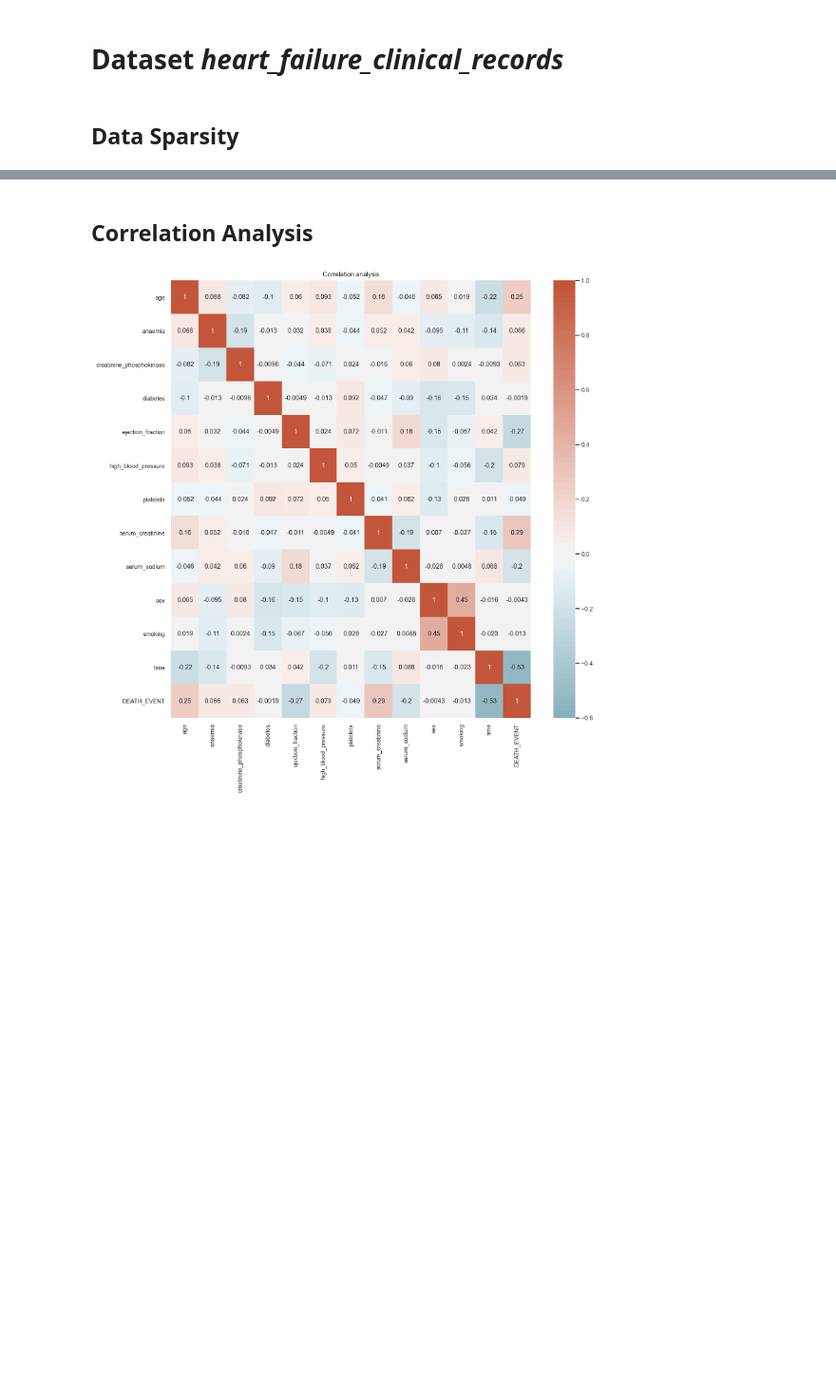
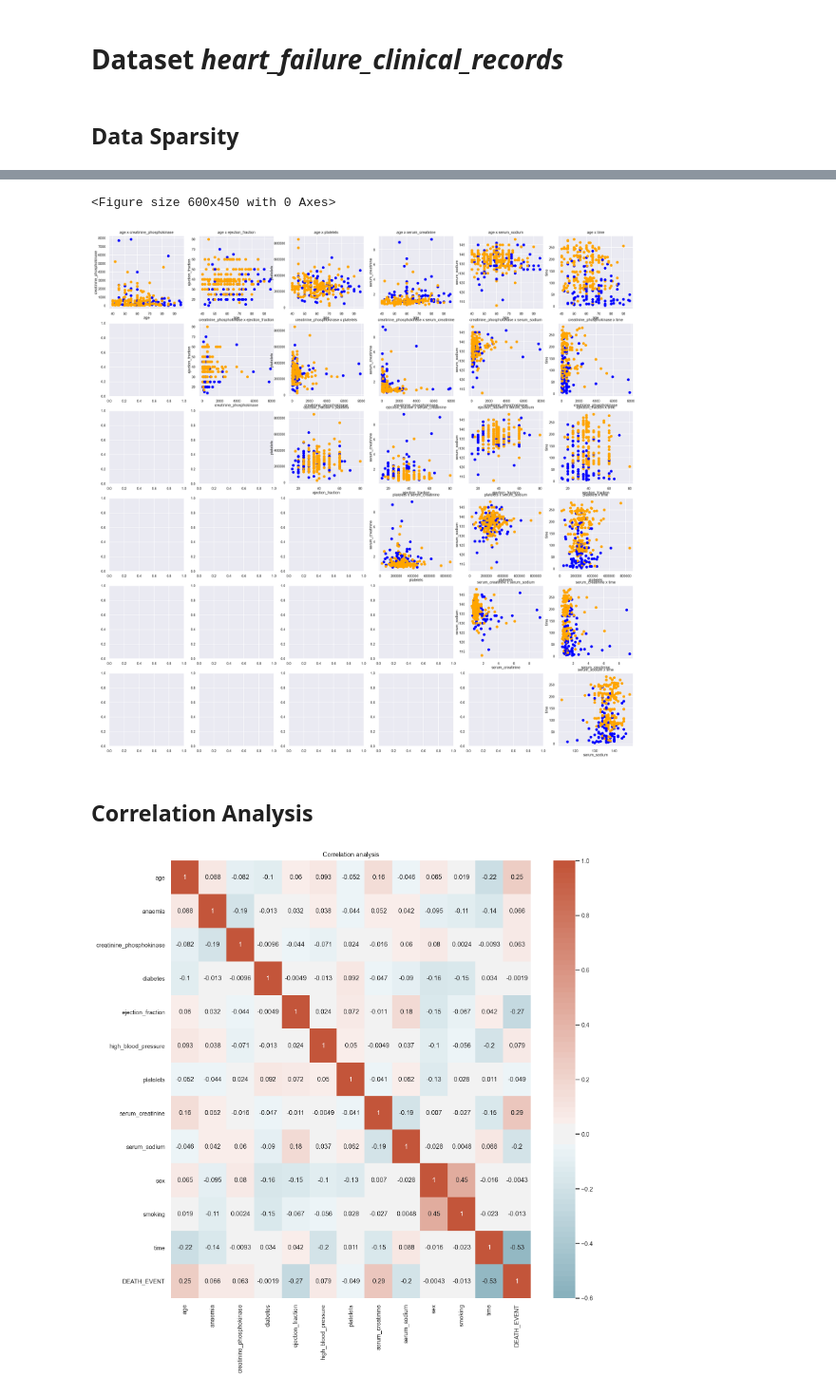
Before and after one commit to diogo-costa98/cdados, a Jupyter notebook: Lab2/LAB2.ipynb, the cells around one changed output, grey strips where cells are left out. Shown at 95% size. Drawn from its saved outputs; the diff is of its cells as text; code cells hidden in the pictures; blank space fills up the shorter version.

Commit message:
Color added to sparcity graphs Lab02

```diff
--- a/Lab2/LAB2.ipynb
+++ b/Lab2/LAB2.ipynb
@@ -29,0 +46,3 @@ for i in range(len(columns)):
+# %%
+non_binary_data = data.drop(['anaemia','diabetes','high_blood_pressure','sex', 'smoking','DEATH_EVENT'], axis=1)
+non_binary_data
@@ -30,3 +63,23 @@ for i in range(len(columns)):
+# %%
+columns = non_binary_data.select_dtypes(include='number').columns
+rows, cols = len(columns)-1, len(columns)-1
+plt.figure()
+fig, axs = plt.subplots(rows, cols, figsize=(cols*4, rows*4), squeeze=False)
+for i in range(len(columns)):
+    var1 = columns[i]
+    for j in range(i+1, len(columns)):
+        var2 = columns[j]
+        axs[i, j-1].set_title("%s x %s"%(var1,var2))
+        axs[i, j-1].set_xlabel(var1)
+        axs[i, j-1].set_ylabel(var2)
+
+        r=data.iterrows()
+        for index, row in r:
+            axs[i, j-1].scatter(row[var1], row[var2], color=("orange", "blue")[int(row['DEATH_EVENT'])])
+plt.show()
+# %% [output]
+<Figure size 600x450 with 0 Axes>
+[figure, added]
 # %% [markdown]
 ## Correlation Analysis
 # %%
```
Also changed, not shown: parts of 3 cells of this notebook.
